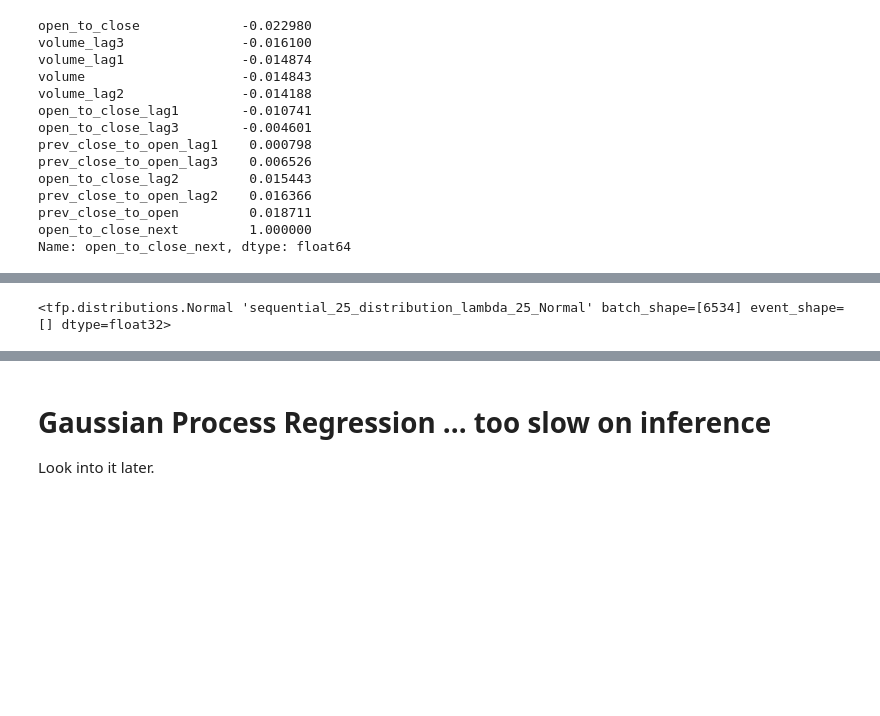
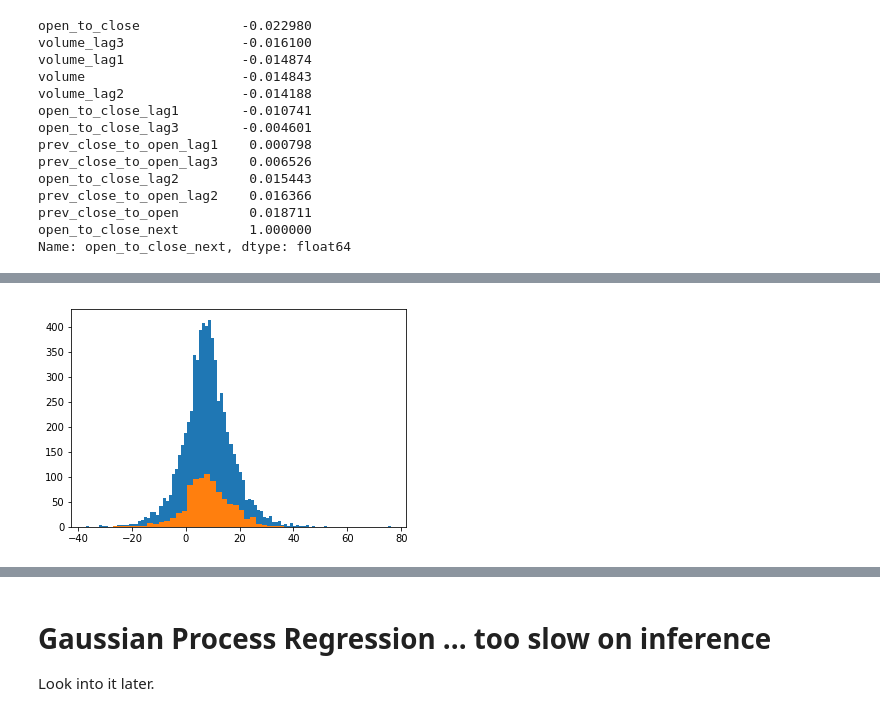
Before and after one commit to cottrell/notebooks, a Jupyter notebook: notebooks/sanity.ipynb, the cells around one changed output, grey strips where cells are left out. Cells and saved outputs as stored; diff of their text form; code cells hidden in the pictures; blank space fills up the shorter version.

```diff
--- a/notebooks/sanity.ipynb
+++ b/notebooks/sanity.ipynb
@@ -320,11 +323,7 @@ plot((m - 1 + alpha) / vvv, '.', alpha=0.5, label='kelly')
-# %%
-def get_returns(y, yp, max_drawdown=0.5):
-    w = 1
-    s = tfd.LogNormal(loc=y.loc, scale=y.scale)
-    m = s.mean() - 1
-    vv = s.variance() + m ** 2
-    # y is actual returns
-    for i in range(y.shape[0]):
-        kelly =
-# %% [output]
-<tfp.distributions.Normal 'sequential_25_distribution_lambda_25_Normal' batch_shape=[6534] event_shape=[] dtype=float32>
+# %%
+kelly = get_kelly(y)
+_ = hist(kelly.numpy(), bins=100)
+kellyt = get_kelly(yt)
+_ = hist(kellyt.numpy(), bins=30)
+# %% [output]
+[figure, added]
```
Also changed, not shown: parts of 29 cells of this notebook.
